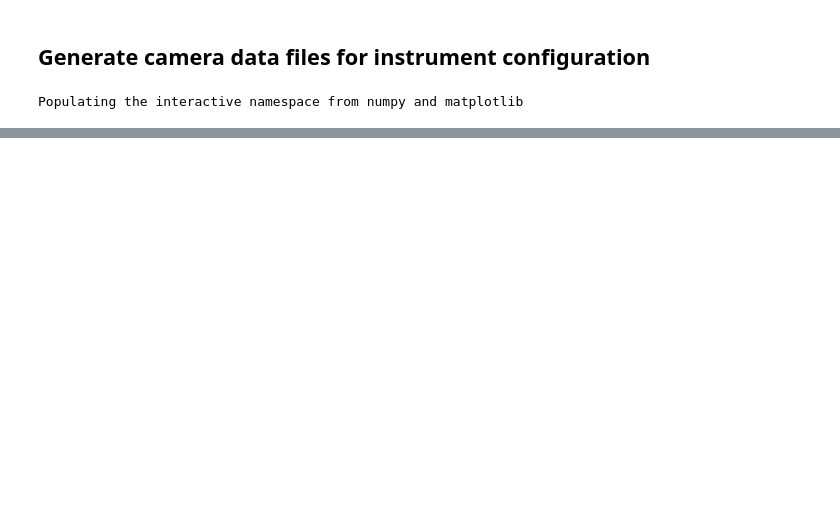
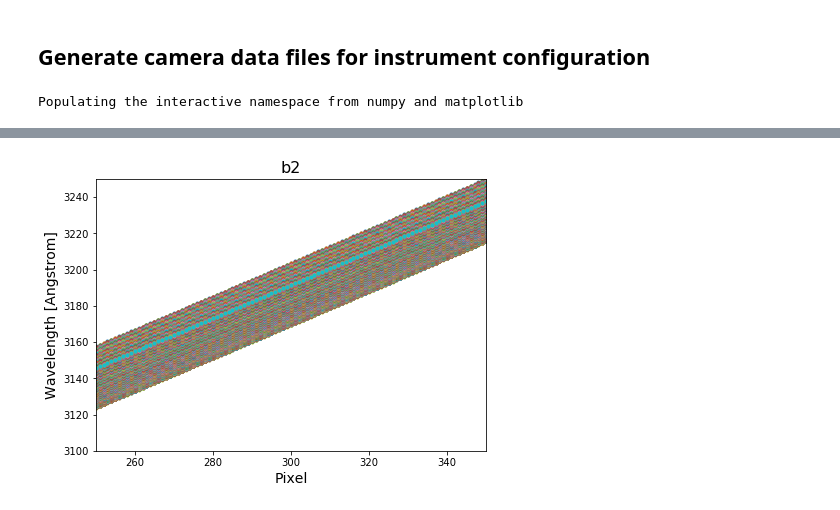
Before and after one commit to belaa/specsim-for-eboss, a Jupyter notebook: eboss_config2.ipynb, the cells around one changed output, grey strips where cells are left out. Drawn from its saved outputs; the diff is of its cells as text; code cells hidden in the pictures; blank space fills up the shorter version.

```diff
--- a/eboss_config2.ipynb
+++ b/eboss_config2.ipynb
@@ -87,0 +261,4 @@ def plot_cameras(plate, mjd, sequence_number=1, rms=False, plot=True):
+# %%
+plot_wlen(b2wlen, 0, 250, 350, 3100, 3250, 'b2', 'b2-sol.png')
+# %% [output]
+[figure, added]
```
Also changed, not shown: parts of 158 cells of this notebook, 4 other files.
